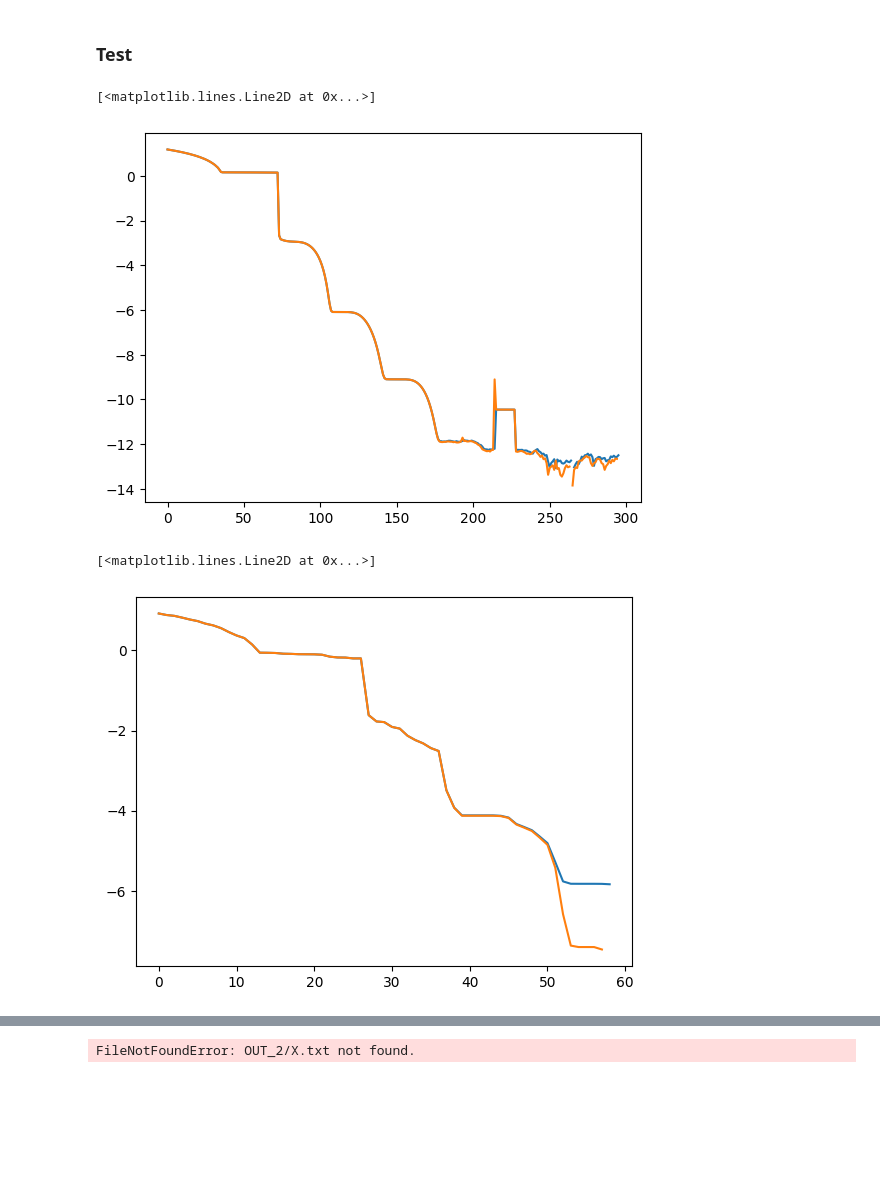
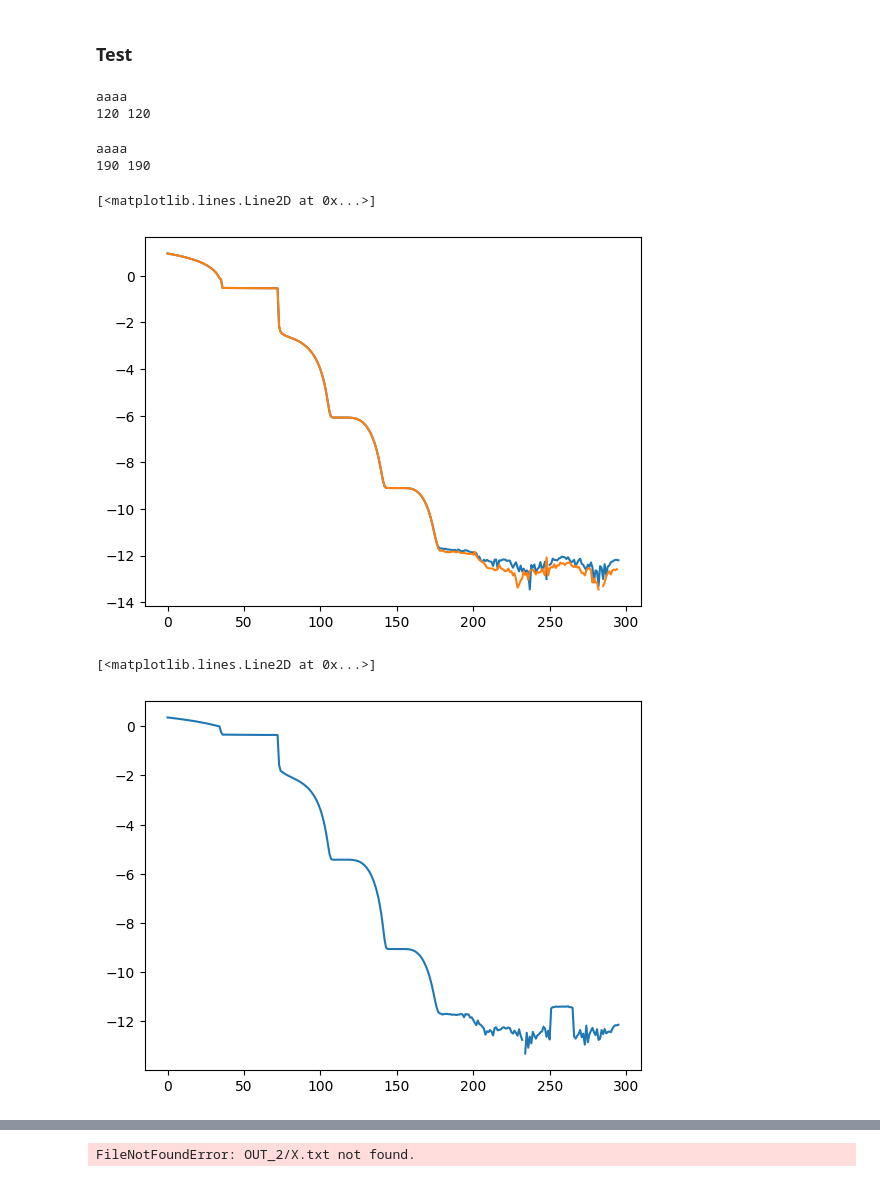
Before and after one commit to pietrorichelli/dmrg, a Jupyter notebook: dev/dev.ipynb, the cells around one changed output, grey strips where cells are left out. Saved outputs shown, nothing was run; the diff lists cells and outputs as text; code cells hidden in the pictures; blank space fills up the shorter version.

```diff
--- a/dev/dev.ipynb
+++ b/dev/dev.ipynb
@@ -17,9 +17,3 @@ import shutil
 from tqdm import tqdm
 from itertools import product
 import opt_einsum as oe
-# %%
-e = np.loadtxt('test.txt',dtype='complex')
-e = e.real
-
-plt.plot(np.log10(e[:-1,0]-e[-1,0]))
-plt.plot(np.log10(e[:-1,1]-e[-1,1]))
@@ -1769,13 +1756,15 @@ h_x = 1
 h = MPO_TFI(J=1,h_x=h_x)
 # h = MPO_XY()
 # h = MPO_AL_test(.1,.2,.3,.4,.5)
-mps = MPS(L,d=h.d)
-cont = CONT(mps,h)
+mps = MPS(L,d=h.d,max_ram=0.001,random=True)
+# mps.random()
+cont = CONT(mps,h,max_ram=0.001,random=True)
+# cont.random()
 # print(f'max mem MPS: {mps.ram.max}\n'+f'max mem CONT: {cont.ram.max}')
-sys = dmrg(cont,chi=2,k=50,err=1e-7)
+sys = dmrg(cont,chi=2,k=50,err=1e-12)
 obs = observables(mps)
-mps.random()
-cont.random()
+
+
 # print('a')
 # sys.infinite()
 
@@ -1823,7 +1812,7 @@ while True:
     k += 1
     sys.chi += 200
     sys.k += 50
-    cont.OTC._cache = {}
+
     if k == 3:
         break
 
@@ -1871,12 +1860,16 @@ for site,dir in mps.right_sweep():
 plt.plot(np.log10(EE-min(EE)))
 plt.plot(np.log10(EE_pre[1:]-min(EE_pre)))
 # %% [output]
-[<matplotlib.lines.Line2D at 0x...>]
+aaaa
+120 120
+aaaa
+190 190
+[<matplotlib.lines.Line2D at 0x...>]
-[figure, old version]
+[figure, new version]
 # %%
 plt.plot(np.log10(EE-min(EE)))
-plt.plot(np.log10(EE_pre[1:]-min(EE_pre)))
+# plt.plot(np.log10(EE_pre[1:]-min(EE_pre)))
 # %% [output]
 [<matplotlib.lines.Line2D at 0x...>]
-[figure, old version]
+[figure, new version]
 # %%
```
Also changed, not shown: parts of 8 cells of this notebook, 6 other files.
